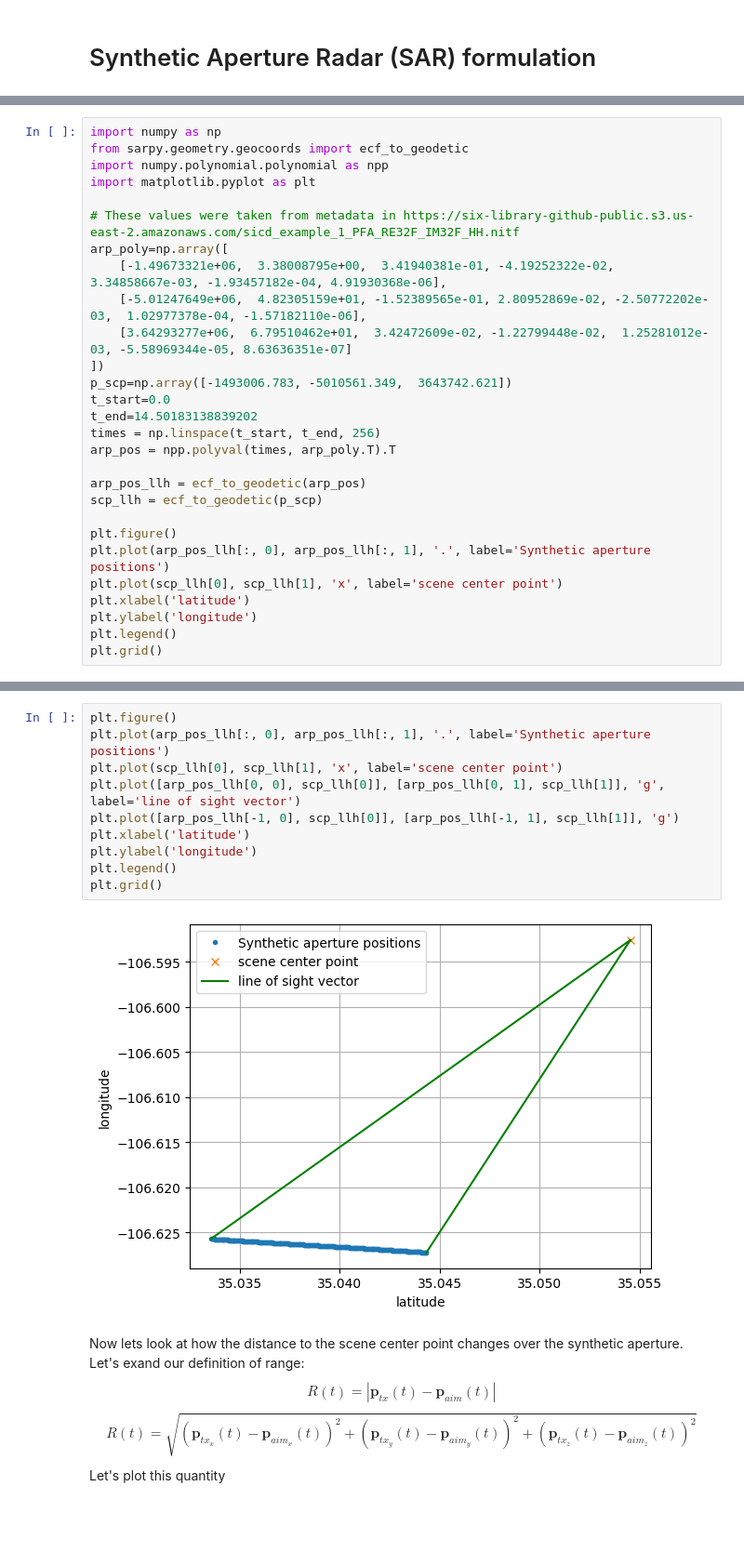
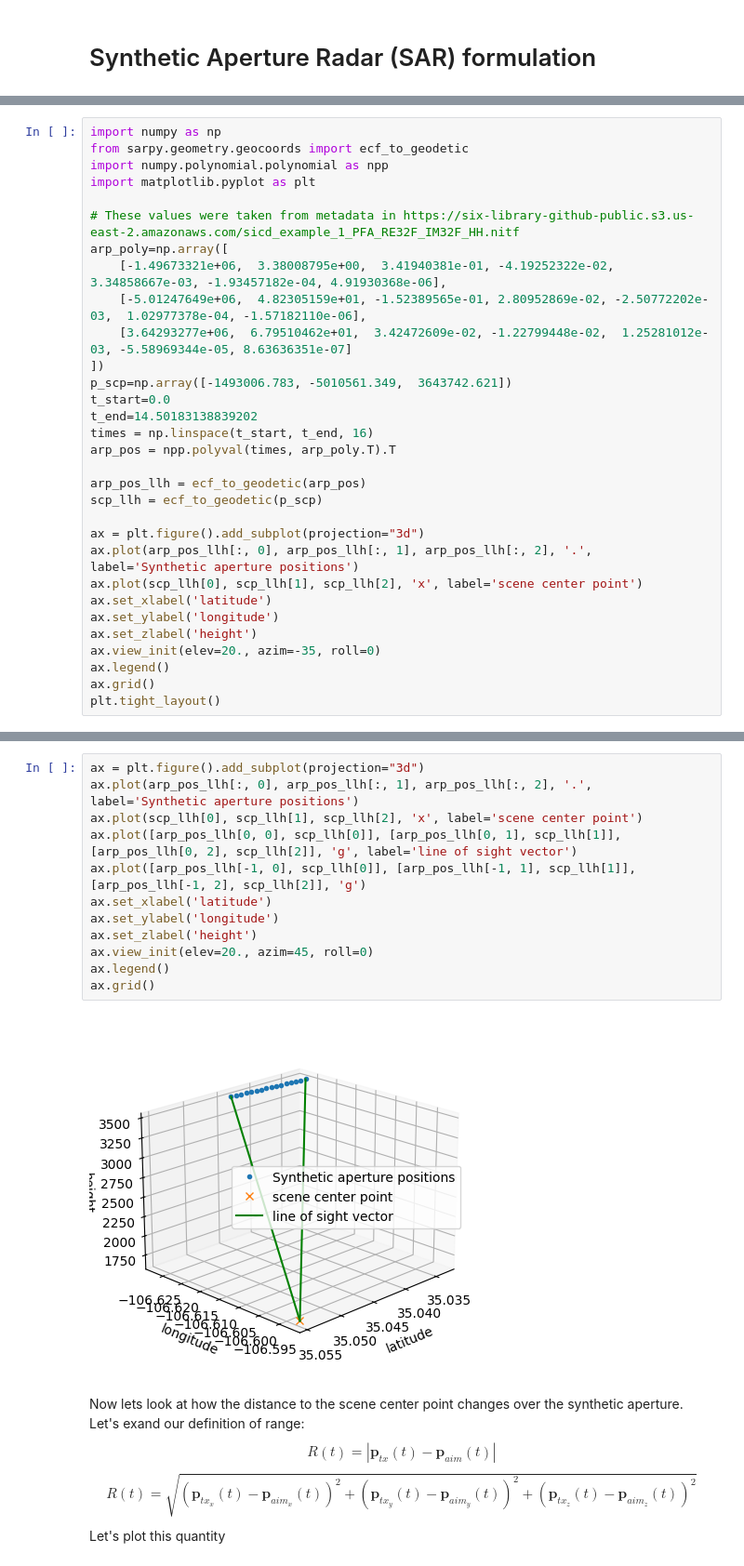
Before and after one commit to austinjtravis/radar_learning, a Jupyter notebook: 6_sar_modeling/sar_modeling.ipynb, the cells around one changed output, grey strips where cells are left out. Shown at 93% size. Cells and saved outputs as stored; diff of their text form; blank space fills up the shorter version.

```diff
--- a/6_sar_modeling/sar_modeling.ipynb
+++ b/6_sar_modeling/sar_modeling.ipynb
@@ -72,17 +72,20 @@ arp_poly=np.array([
 p_scp=np.array([-1493006.783, -5010561.349,  3643742.621])
 t_start=0.0
 t_end=14.50183138839202
-times = np.linspace(t_start, t_end, 256)
+times = np.linspace(t_start, t_end, 16)
 arp_pos = npp.polyval(times, arp_poly.T).T
 
 arp_pos_llh = ecf_to_geodetic(arp_pos)
 scp_llh = ecf_to_geodetic(p_scp)
 
-plt.figure()
-plt.plot(arp_pos_llh[:, 0], arp_pos_llh[:, 1], '.', label='Synthetic aperture positions')
-plt.plot(scp_llh[0], scp_llh[1], 'x', label='scene center point')
-plt.xlabel('latitude')
-plt.ylabel('longitude')
-plt.legend()
-plt.grid()
+ax = plt.figure().add_subplot(projection="3d")
+ax.plot(arp_pos_llh[:, 0], arp_pos_llh[:, 1], arp_pos_llh[:, 2], '.', label='Synthetic aperture positions')
+ax.plot(scp_llh[0], scp_llh[1], scp_llh[2], 'x', label='scene center point')
+ax.set_xlabel('latitude')
+ax.set_ylabel('longitude')
+ax.set_zlabel('height')
+ax.view_init(elev=20., azim=-35, roll=0)
+ax.legend()
+ax.grid()
+plt.tight_layout()
 # %% [output]
@@ -90,15 +93,17 @@ plt.grid()
 # %%
-plt.figure()
-plt.plot(arp_pos_llh[:, 0], arp_pos_llh[:, 1], '.', label='Synthetic aperture positions')
-plt.plot(scp_llh[0], scp_llh[1], 'x', label='scene center point')
-plt.plot([arp_pos_llh[0, 0], scp_llh[0]], [arp_pos_llh[0, 1], scp_llh[1]], 'g', label='line of sight vector')
-plt.plot([arp_pos_llh[-1, 0], scp_llh[0]], [arp_pos_llh[-1, 1], scp_llh[1]], 'g')
-plt.xlabel('latitude')
-plt.ylabel('longitude')
-plt.legend()
-plt.grid()
+ax = plt.figure().add_subplot(projection="3d")
+ax.plot(arp_pos_llh[:, 0], arp_pos_llh[:, 1], arp_pos_llh[:, 2], '.', label='Synthetic aperture positions')
+ax.plot(scp_llh[0], scp_llh[1], scp_llh[2], 'x', label='scene center point')
+ax.plot([arp_pos_llh[0, 0], scp_llh[0]], [arp_pos_llh[0, 1], scp_llh[1]], [arp_pos_llh[0, 2], scp_llh[2]], 'g', label='line of sight vector')
+ax.plot([arp_pos_llh[-1, 0], scp_llh[0]], [arp_pos_llh[-1, 1], scp_llh[1]], [arp_pos_llh[-1, 2], scp_llh[2]], 'g')
+ax.set_xlabel('latitude')
+ax.set_ylabel('longitude')
+ax.set_zlabel('height')
+ax.view_init(elev=20., azim=45, roll=0)
+ax.legend()
+ax.grid()
 # %% [output]
-[figure, old version]
+[figure, new version]
 # %% [markdown]
 Now lets look at how the distance to the scene center point changes over the synthetic aperture.  Let's exand our definition of range:
 $$R(t) = |\bm{p}_{tx}(t) - \bm{p}_{aim}(t)|$$
```
Also changed, not shown: parts of 7 cells of this notebook, 2 other files.
